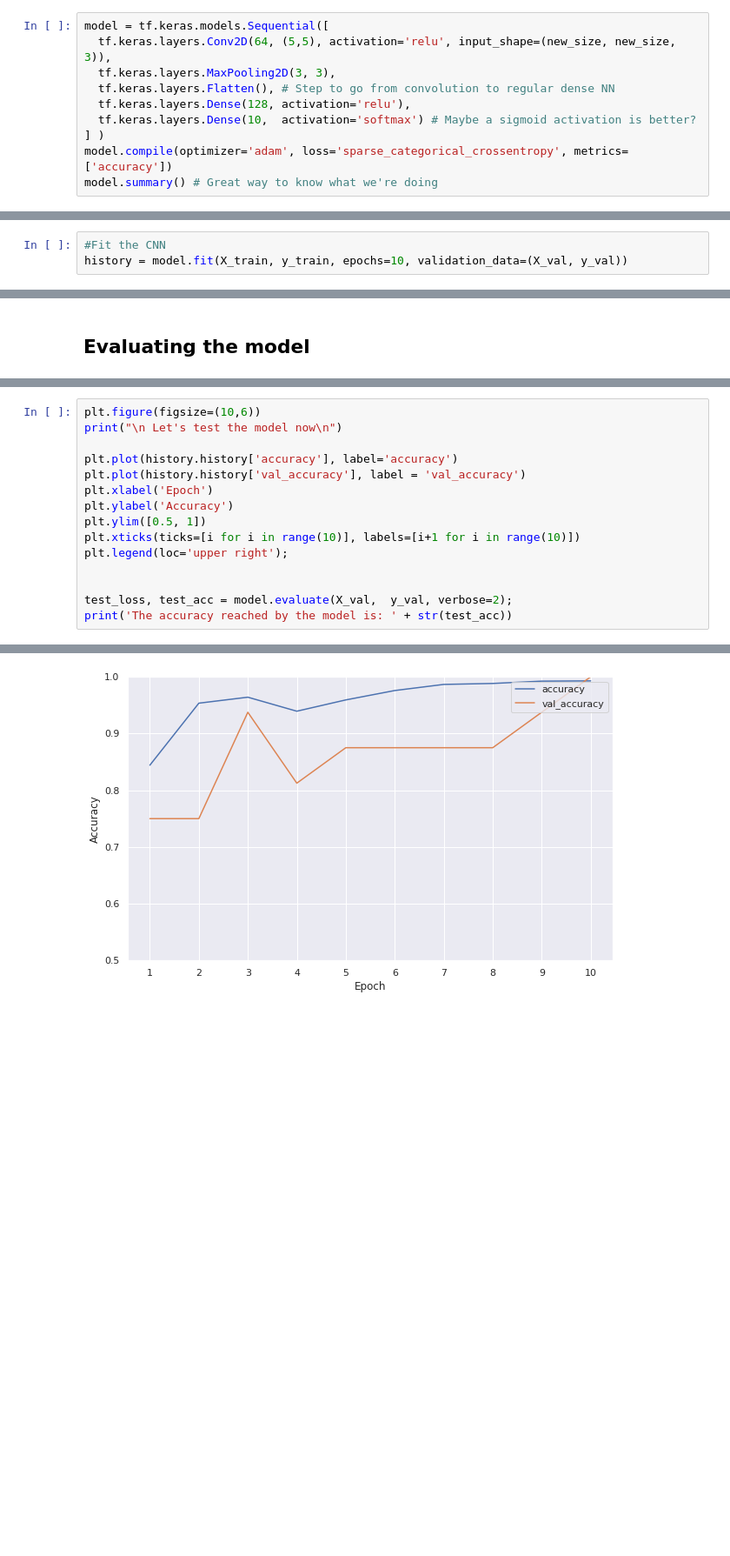
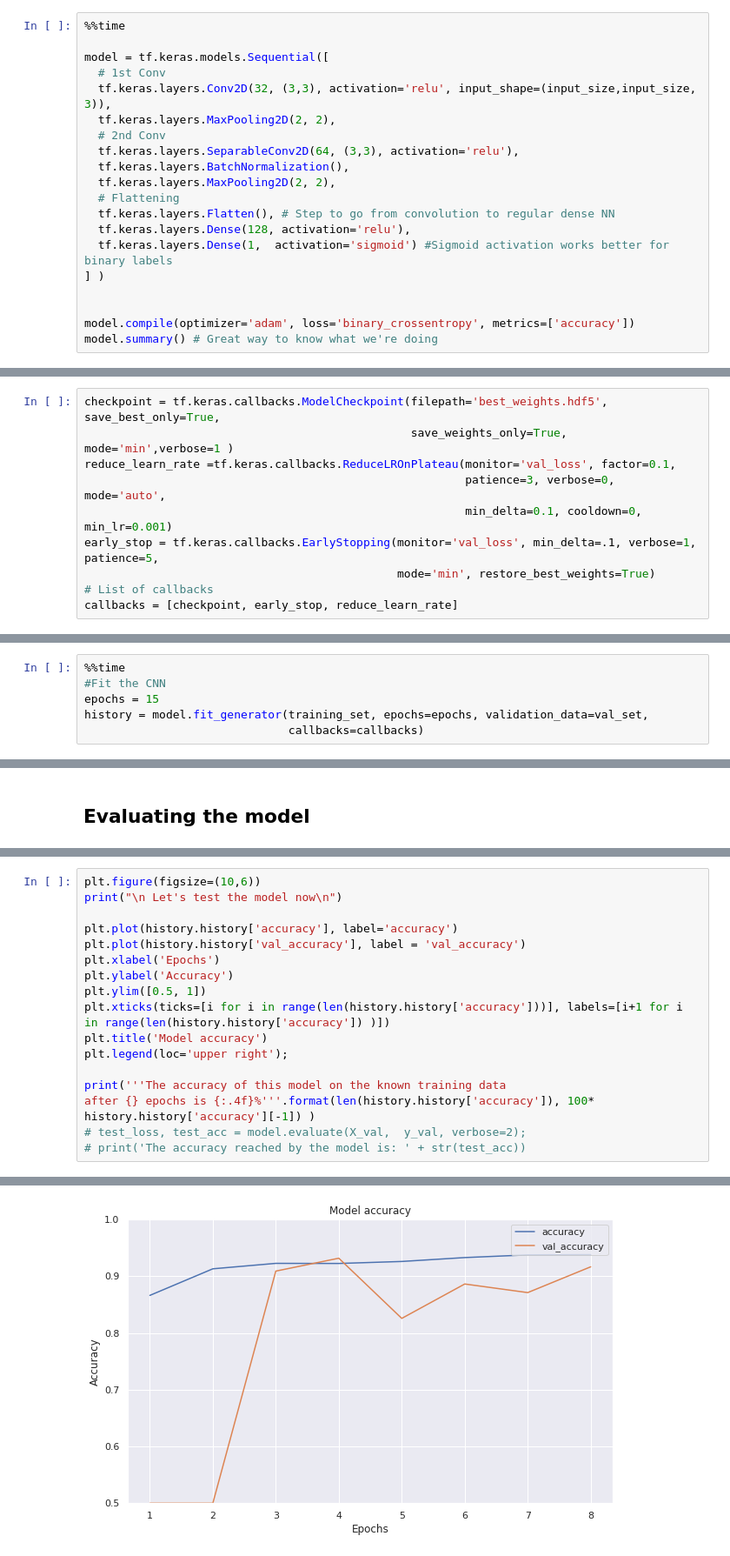
Before and after one commit to cuspime/Projects, a Jupyter notebook: ChestXRays.ipynb, the cells around one changed output, grey strips where cells are left out. Shown at 87% size. Saved outputs shown, nothing was run; the diff lists cells and outputs as text; blank space fills up the shorter version.

```diff
--- a/ChestXRays.ipynb
+++ b/ChestXRays.ipynb
@@ -228,11 +222,21 @@ We will work with a basic convolutional NN model, described below.
 # %%
+%%time
+
 model = tf.keras.models.Sequential([
-  tf.keras.layers.Conv2D(64, (5,5), activation='relu', input_shape=(new_size, new_size, 3)),
-  tf.keras.layers.MaxPooling2D(3, 3),
+  # 1st Conv
+  tf.keras.layers.Conv2D(32, (3,3), activation='relu', input_shape=(input_size,input_size, 3)),
+  tf.keras.layers.MaxPooling2D(2, 2),
+  # 2nd Conv
+  tf.keras.layers.SeparableConv2D(64, (3,3), activation='relu'),
+  tf.keras.layers.BatchNormalization(),
+  tf.keras.layers.MaxPooling2D(2, 2),
+  # Flattening
   tf.keras.layers.Flatten(), # Step to go from convolution to regular dense NN
   tf.keras.layers.Dense(128, activation='relu'),
-  tf.keras.layers.Dense(10,  activation='softmax') # Maybe a sigmoid activation is better?
+  tf.keras.layers.Dense(1,  activation='sigmoid') #Sigmoid activation works better for binary labels
 ] )
-model.compile(optimizer='adam', loss='sparse_categorical_crossentropy', metrics=['accuracy'])
+
+
+model.compile(optimizer='adam', loss='binary_crossentropy', metrics=['accuracy'])
 model.summary() # Great way to know what we're doing
 # %% [output]
@@ -258,0 +266,10 @@ _________________________________________________________________
+# %%
+checkpoint = tf.keras.callbacks.ModelCheckpoint(filepath='best_weights.hdf5', save_best_only=True,
+                                                save_weights_only=True, mode='min',verbose=1 )
+reduce_learn_rate =tf.keras.callbacks.ReduceLROnPlateau(monitor='val_loss', factor=0.1,
+                                                        patience=3, verbose=0, mode='auto',
+                                                        min_delta=0.1, cooldown=0, min_lr=0.001)
+early_stop = tf.keras.callbacks.EarlyStopping(monitor='val_loss', min_delta=.1, verbose=1, patience=5,
+                                              mode='min', restore_best_weights=True)
+# List of callbacks
+callbacks = [checkpoint, early_stop, reduce_learn_rate]
@@ -259,4 +280,7 @@ _________________________________________________________________
 # %%
+%%time
 #Fit the CNN
-history = model.fit(X_train, y_train, epochs=10, validation_data=(X_val, y_val))
+epochs = 15
+history = model.fit_generator(training_set, epochs=epochs, validation_data=val_set,
+                              callbacks=callbacks)
 # %% [output]
@@ -288,15 +328,17 @@ print("\n Let's test the model now\n")
 
 plt.plot(history.history['accuracy'], label='accuracy')
 plt.plot(history.history['val_accuracy'], label = 'val_accuracy')
-plt.xlabel('Epoch')
+plt.xlabel('Epochs')
 plt.ylabel('Accuracy')
 plt.ylim([0.5, 1])
-plt.xticks(ticks=[i for i in range(10)], labels=[i+1 for i in range(10)])
+plt.xticks(ticks=[i for i in range(len(history.history['accuracy']))], labels=[i+1 for i in range(len(history.history['accuracy']) )])
+plt.title('Model accuracy')
 plt.legend(loc='upper right');
 
-
-test_loss, test_acc = model.evaluate(X_val,  y_val, verbose=2);
-print('The accuracy reached by the model is: ' + str(test_acc))
+print('''The accuracy of this model on the known training data
+after {} epochs is {:.4f}%'''.format(len(history.history['accuracy']), 100* history.history['accuracy'][-1]) )
+# test_loss, test_acc = model.evaluate(X_val,  y_val, verbose=2);
+# print('The accuracy reached by the model is: ' + str(test_acc))
 # %% [output]
  Let's test the model now
 
@@ -305 +347 @@ The accuracy reached by the model is: 1.0
-[figure, old version]
+[figure, new version]
```
Also changed, not shown: parts of 42 cells of this notebook, 4 other files.
